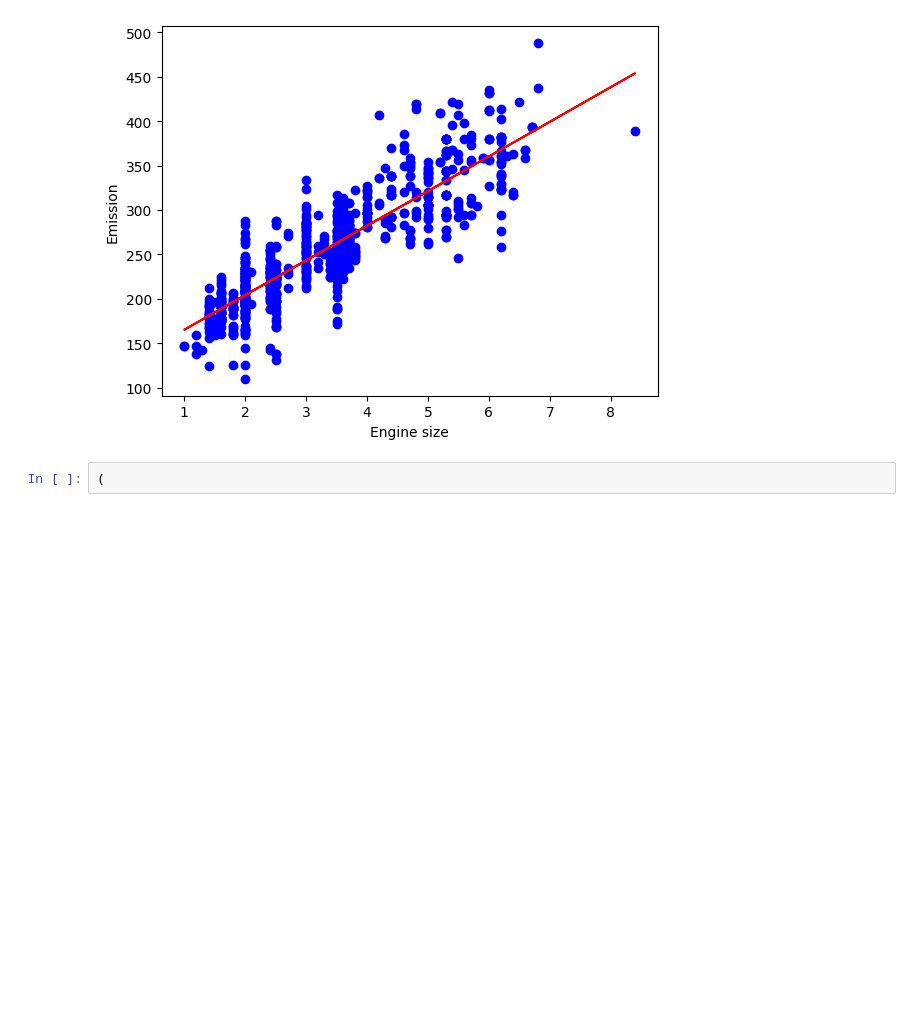
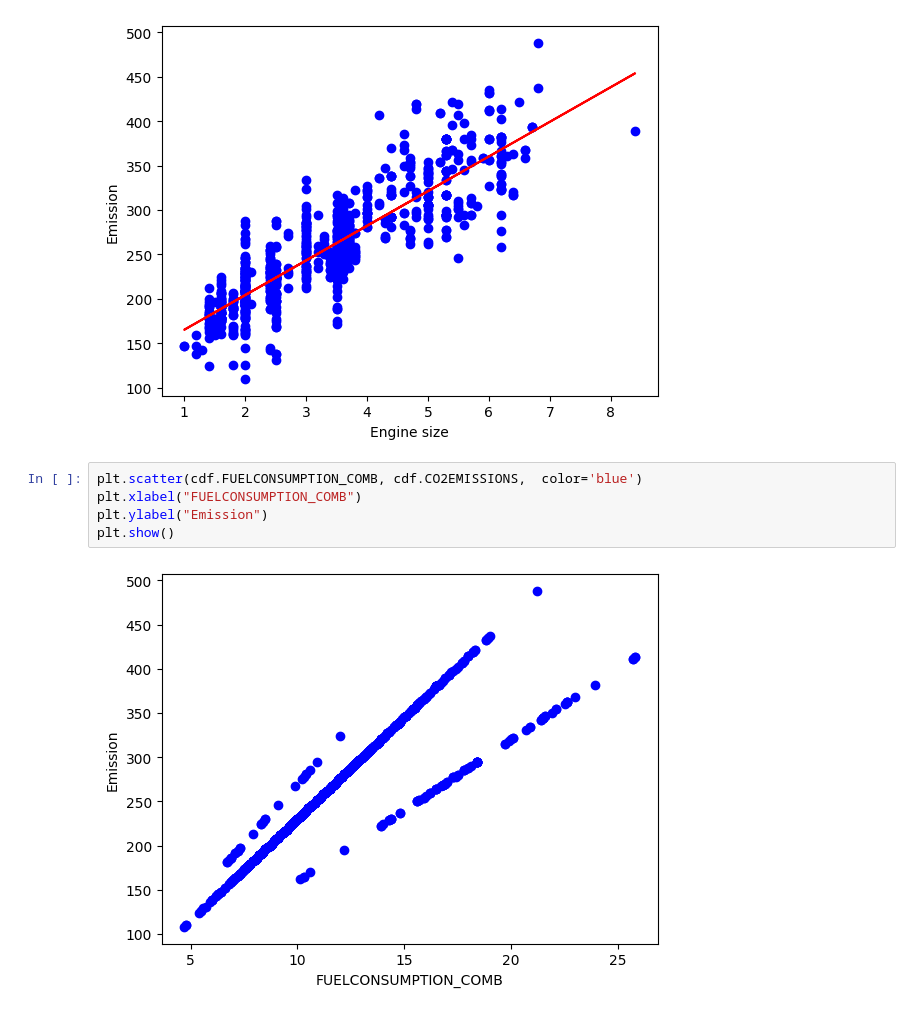
Before and after one commit to ruvxn/FuelConsumption, a Jupyter notebook: LinearRegression_CO2.ipynb, the cells around one changed output. Saved outputs shown, nothing was run; the diff lists cells and outputs as text; blank space fills up the shorter version.

```diff
--- a/LinearRegression_CO2.ipynb
+++ b/LinearRegression_CO2.ipynb
@@ -160,5 +160,10 @@ plt.ylabel("Emission")
 # %% [output]
 Text(0, 0.5, 'Emission')
 [figure]
-# %%
-(
+# %%
+plt.scatter(cdf.FUELCONSUMPTION_COMB, cdf.CO2EMISSIONS,  color='blue')
+plt.xlabel("FUELCONSUMPTION_COMB")
+plt.ylabel("Emission")
+plt.show()
+# %% [output]
+[figure, added]
```
Also changed, not shown: parts of 11 cells of this notebook.
